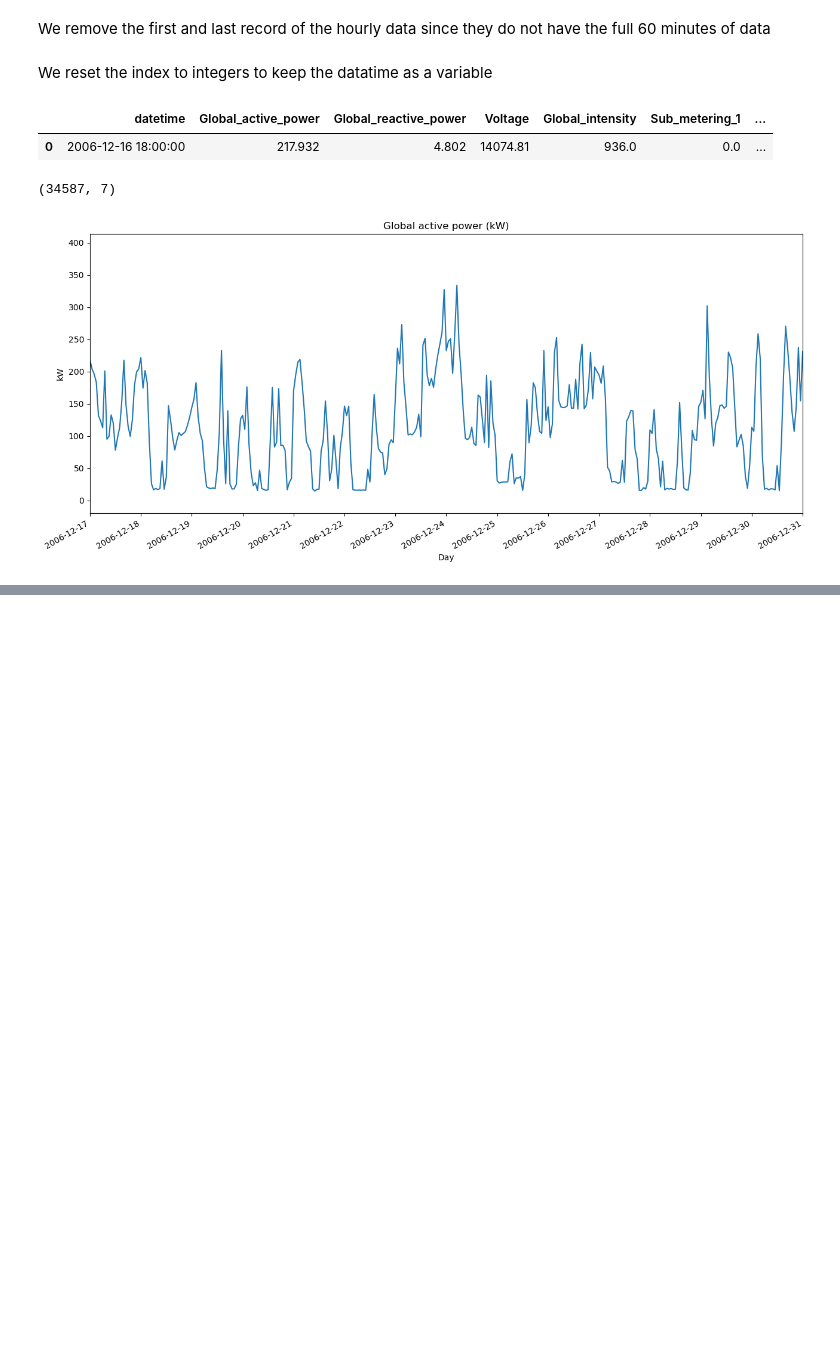
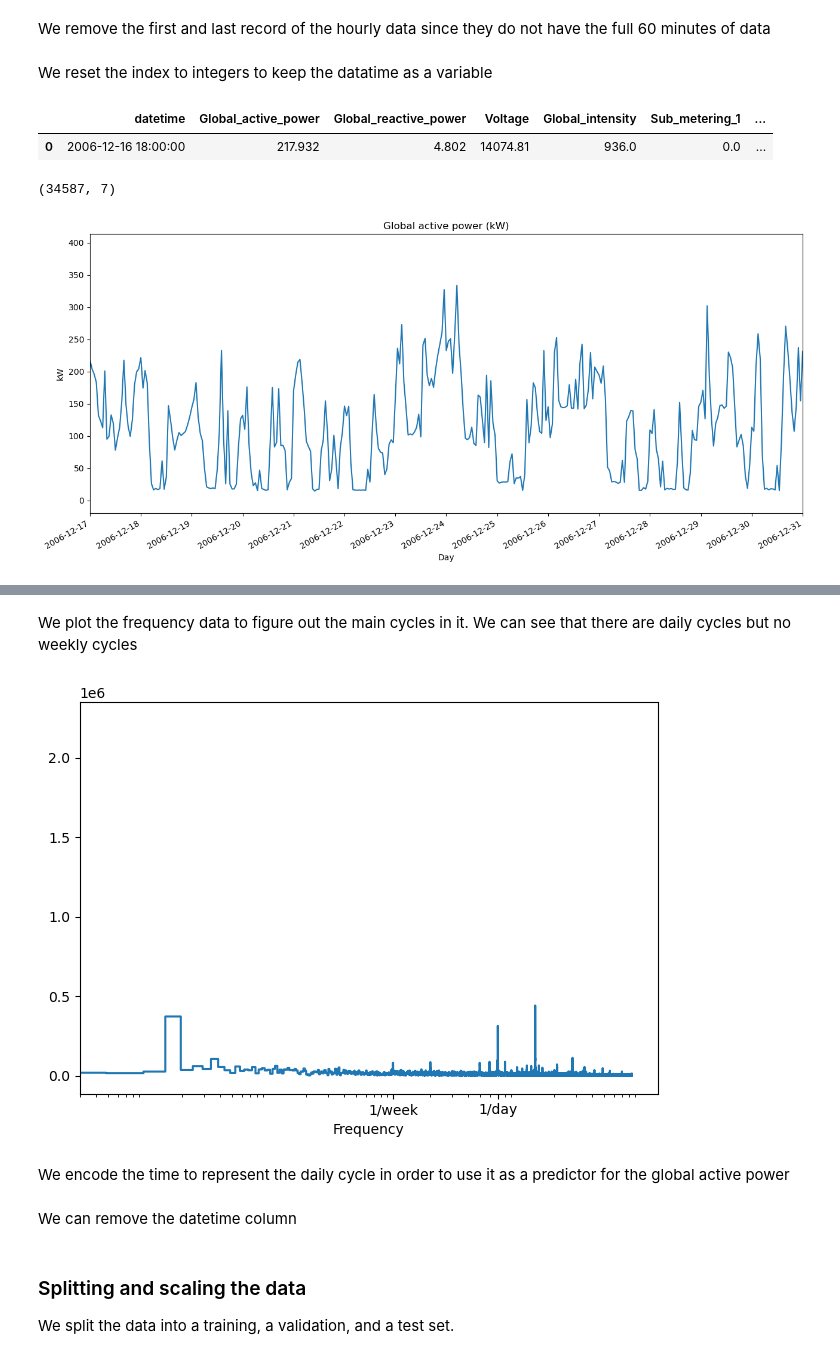
Before and after one commit to luigiselmi/timeseries, a Jupyter notebook: data_preprocessing.ipynb, the cells around one changed output, grey strips where cells are left out. Drawn from its saved outputs; the diff is of its cells as text; code cells hidden in the pictures; blank space fills up the shorter version.

```diff
--- a/data_preprocessing.ipynb
+++ b/data_preprocessing.ipynb
@@ -236,0 +244,3 @@ hourly_household_power_consumption_df.to_csv('data/household_power_consumption.c
+# %%
+hourly_household_power_consumption_df = pd.read_csv('data/household_power_consumption.csv')
+hourly_household_power_consumption_df.head(1)
@@ -236,0 +260,2 @@ hourly_household_power_consumption_df.to_csv('data/household_power_consumption.c
+# %%
+hourly_household_power_consumption_df = hourly_household_power_consumption_df.drop(['Sub_metering_1'], axis=1)
@@ -236,0 +265,21 @@ hourly_household_power_consumption_df.to_csv('data/household_power_consumption.c
+# %%
+fft_transform = rfft(hourly_household_power_consumption_df['Global_active_power'])
+# %%
+f_per_dataset = np.arange(0, len(fft_output))
+n_sample_h = hourly_household_power_consumption_df.shape[0]
+hours_per_week = 24 * 7
+weeks_per_dataset = n_sample_h / hours_per_week
+f_per_week = f_per_dataset / weeks_per_dataset
+# %% [markdown]
+We plot the frequency data to figure out the main cycles in it. We can see that there are daily cycles but no weekly cycles
+# %%
+plt.step(f_per_week, np.abs(fft_transform))
+plt.xscale('log')
+plt.xticks([1, 7], ['1/week', '1/day'])
+plt.xlabel('Frequency')
+plt.tight_layout()
+plt.show()
+# %% [output]
+[figure, added]
+# %% [markdown]
+We encode the time to represent the daily cycle in order to use it as a predictor for the global active power
@@ -236,0 +291,2 @@ hourly_household_power_consumption_df.to_csv('data/household_power_consumption.c
+# %% [markdown]
+We can remove the datetime column
@@ -236,0 +295,3 @@ hourly_household_power_consumption_df.to_csv('data/household_power_consumption.c
+# %% [markdown]
+### Splitting and scaling the data
+We split the data into a training, a validation, and a test set.
```
Also changed, not shown: parts of 13 cells of this notebook.
